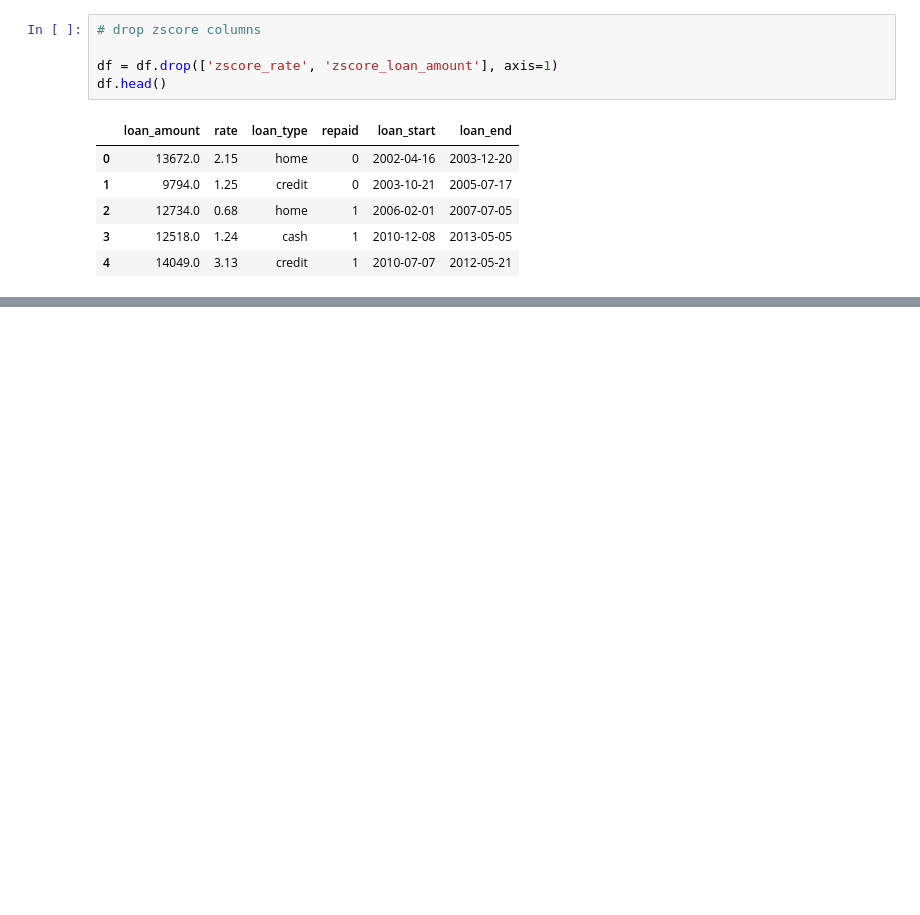
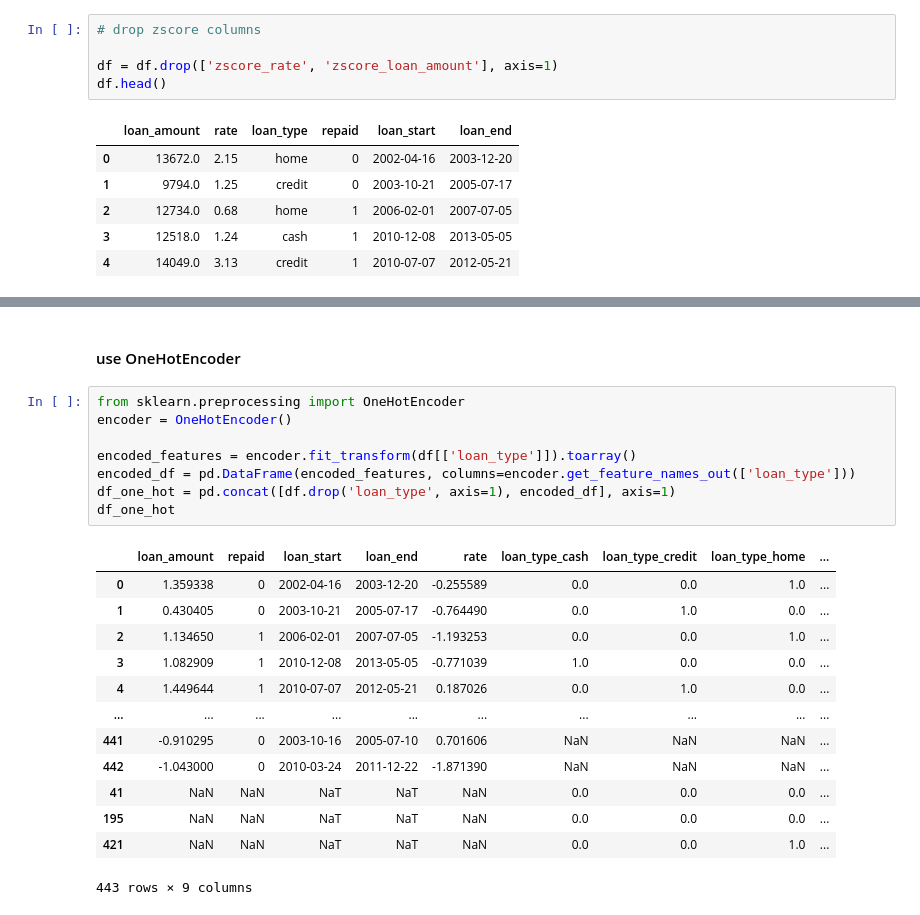
Before and after one commit to shadmankhezri/regression_loan, a Jupyter notebook: loan_regression.ipynb, the cells around one changed output, grey strips where cells are left out. Drawn from its saved outputs; the diff is of its cells as text; blank space fills up the shorter version.

```diff
--- a/loan_regression.ipynb
+++ b/loan_regression.ipynb
@@ -371,0 +558,24 @@ df.head()
+# %% [markdown]
+#### use OneHotEncoder
+# %%
+from sklearn.preprocessing import OneHotEncoder
+encoder = OneHotEncoder()
+
+encoded_features = encoder.fit_transform(df[['loan_type']]).toarray()
+encoded_df = pd.DataFrame(encoded_features, columns=encoder.get_feature_names_out(['loan_type']))
+df_one_hot = pd.concat([df.drop('loan_type', axis=1), encoded_df], axis=1)
+df_one_hot
+# %% [output]
+|  | loan_amount | repaid | loan_start | loan_end | rate | loan_type_cash | loan_type_credit | loan_type_home | ... |
+| 0 | 1.359338 | 0 | 2002-04-16 | 2003-12-20 | -0.255589 | 0.0 | 0.0 | 1.0 | ... |
+| 1 | 0.430405 | 0 | 2003-10-21 | 2005-07-17 | -0.764490 | 0.0 | 1.0 | 0.0 | ... |
+| 2 | 1.134650 | 1 | 2006-02-01 | 2007-07-05 | -1.193253 | 0.0 | 0.0 | 1.0 | ... |
+| 3 | 1.082909 | 1 | 2010-12-08 | 2013-05-05 | -0.771039 | 1.0 | 0.0 | 0.0 | ... |
+| 4 | 1.449644 | 1 | 2010-07-07 | 2012-05-21 | 0.187026 | 0.0 | 1.0 | 0.0 | ... |
+| ... | ... | ... | ... | ... | ... | ... | ... | ... | ... |
+| 441 | -0.910295 | 0 | 2003-10-16 | 2005-07-10 | 0.701606 | NaN | NaN | NaN | ... |
+| 442 | -1.043000 | 0 | 2010-03-24 | 2011-12-22 | -1.871390 | NaN | NaN | NaN | ... |
+| 41 | NaN | NaN | NaT | NaT | NaN | 0.0 | 0.0 | 0.0 | ... |
+| 195 | NaN | NaN | NaT | NaT | NaN | 0.0 | 0.0 | 0.0 | ... |
+| 421 | NaN | NaN | NaT | NaT | NaN | 0.0 | 0.0 | 1.0 | ... |
+443 rows × 9 columns
```
Also changed, not shown: parts of 36 cells of this notebook.
